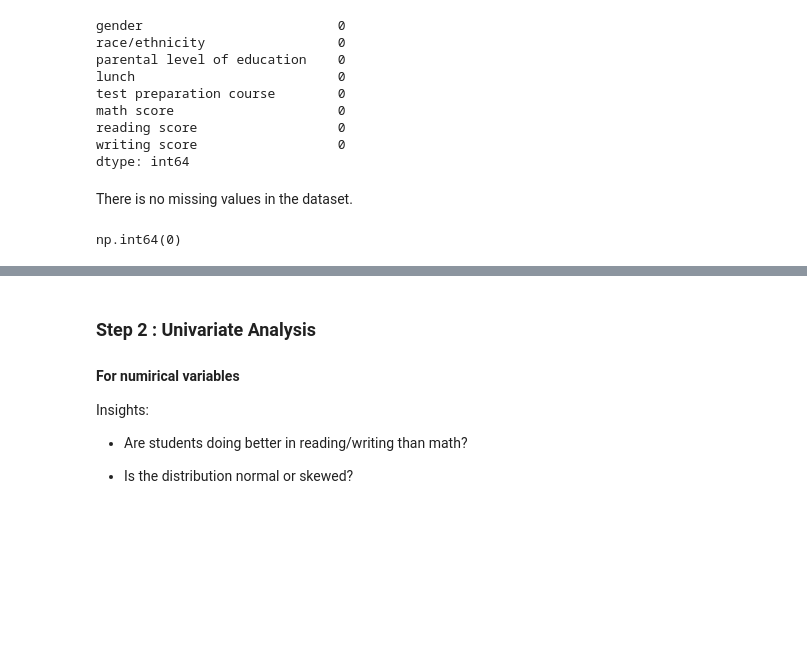
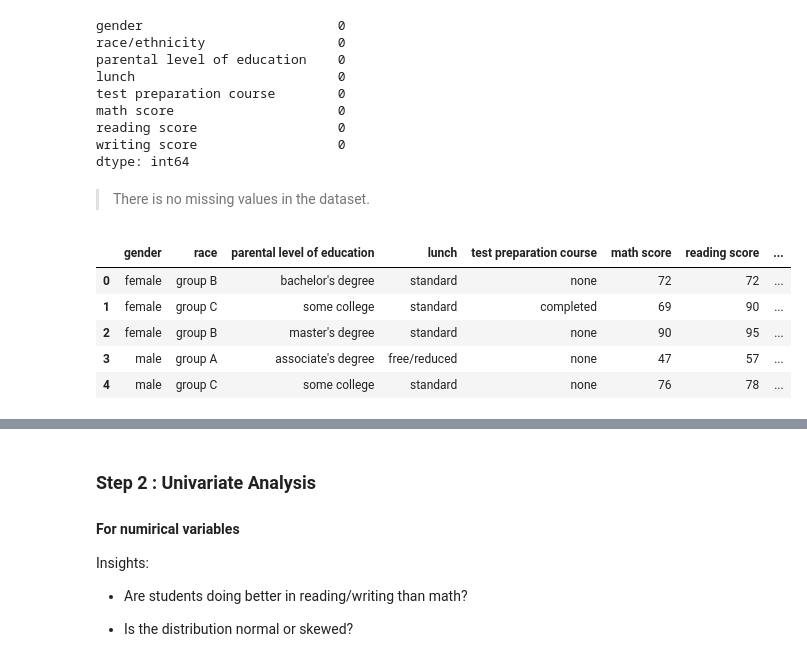
Before and after one commit to kkbbmrl/EDA, a Jupyter notebook: hello.ipynb, the cells around one changed output, grey strips where cells are left out. Cells and saved outputs as stored; diff of their text form; code cells hidden in the pictures; blank space fills up the shorter version.

```diff
--- a/hello.ipynb
+++ b/hello.ipynb
@@ -74,9 +78,19 @@ reading score                  0
 writing score                  0
 dtype: int64
 # %% [markdown]
-There is no missing values in the dataset.
+> There is no missing values in the dataset.
 # %%
 # check for duplicates
 df.duplicated().sum()
+df = df.drop_duplicates()
-# %% [output]
-np.int64(0)
+# %%
+#total score
+df['total score'] = df['math score'] + df['reading score'] + df['writing score']
+df.head()
+# %% [output]
+|  | gender | race | parental level of education | lunch | test preparation course | math score | reading score | ... |
+| 0 | female | group B | bachelor's degree | standard | none | 72 | 72 | ... |
+| 1 | female | group C | some college | standard | completed | 69 | 90 | ... |
+| 2 | female | group B | master's degree | standard | none | 90 | 95 | ... |
+| 3 | male | group A | associate's degree | free/reduced | none | 47 | 57 | ... |
+| 4 | male | group C | some college | standard | none | 76 | 78 | ... |
```
Also changed, not shown: parts of 9 cells of this notebook.
